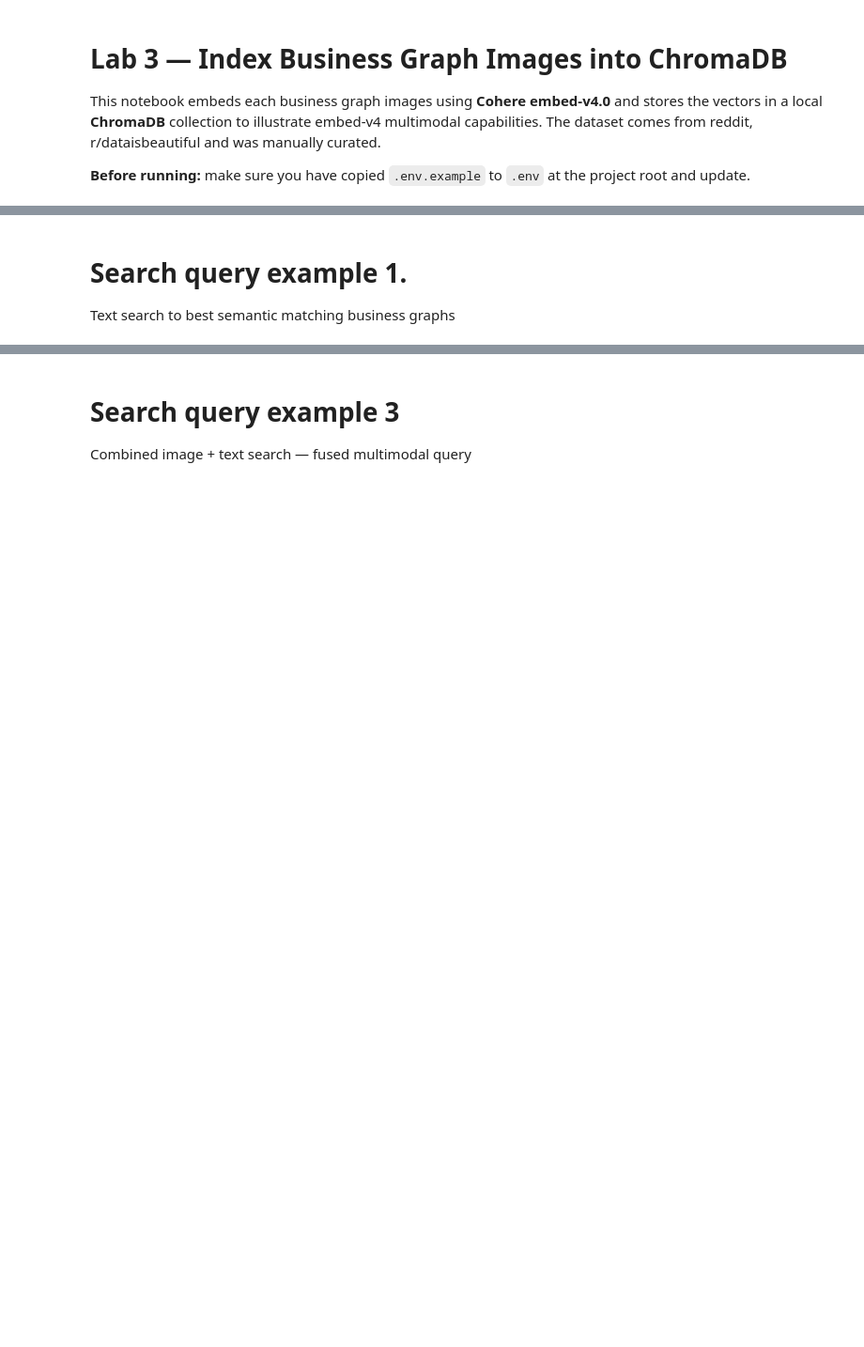
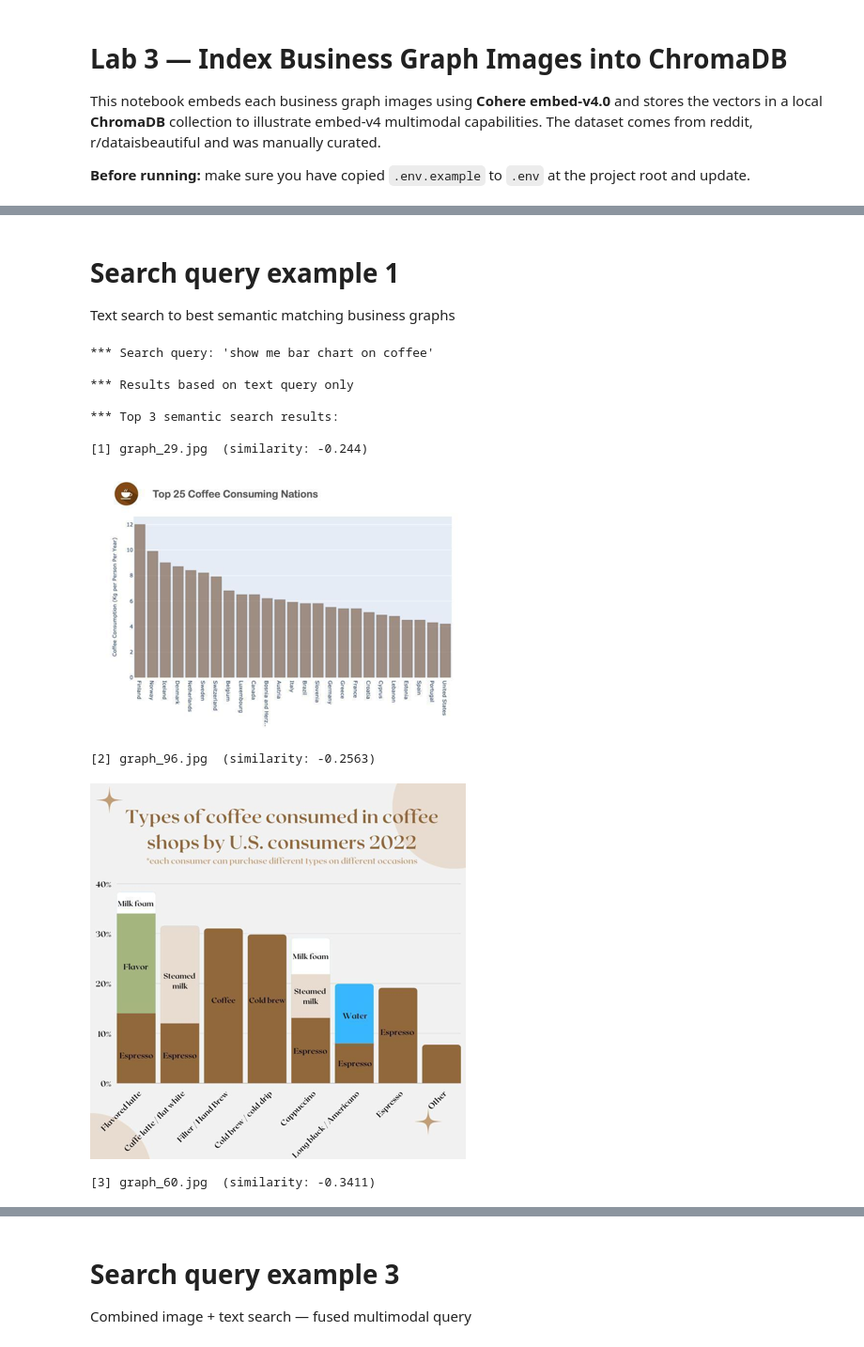
Before and after one commit to cohere-ai/cohere-azure-workshops, a Jupyter notebook: lab-3-embed-business-graphs/lab-3-embed.ipynb, the cells around one changed output, grey strips where cells are left out. Shown at 94% size. Cells and saved outputs as stored; diff of their text form; code cells hidden in the pictures; blank space fills up the shorter version.

```diff
--- a/lab-3-embed-business-graphs/lab-3-embed.ipynb
+++ b/lab-3-embed-business-graphs/lab-3-embed.ipynb
@@ -122,5 +152,5 @@ for doc_id, doc, meta in zip(sample["ids"], sample["documents"], sample["metadat
 # %% [markdown]
-# Search query example 1.
+# Search query example 1
 Text search to best semantic matching business graphs
 # %%
 import os
@@ -133,7 +163,10 @@ from PIL import Image
 load_dotenv(dotenv_path='../.env', override=True)
 
 chromadb_path = os.environ['CHROMA_DB_PATH']
-chroma_client = chromadb.PersistentClient(path=chromadb_path)
+chroma_client = chromadb.PersistentClient(
+    path=chromadb_path,
+    settings=chromadb.Settings(allow_reset=True)
+)
 collection_name = 'Business_Graphs'
 collection = chroma_client.get_collection(name=collection_name)
 MODEL = os.environ['EMBED_MODEL']
@@ -212,30 +245,42 @@ def search(query: str = None, image_path: str = None, top_k: int = 5):
 
     results = collection.query(
         query_embeddings=[query_embedding],
         n_results=top_k,
         include=['metadatas', 'distances']
     )
 
     matches = []
     for metadata, distance in zip(results['metadatas'][0], results['distances'][0]):
         matches.append({
             'filename': metadata['filename'],
             'similarity': round(1 - distance, 4),
             'filepath': os.path.join(images_folder, metadata['filename'])
         })
     return matches
 
 # --- Try a search query ---
 query = "show me bar chart on coffee"
 top_k = 3
 
 print(f"*** Search query: '{query}'\n")
 
 matches = search(query, top_k=top_k)
 print(f"*** Top {top_k} semantic search results:\n")
 for i, match in enumerate(matches):
     print(f"[{i+1}] {match['filename']}  (similarity: {match['similarity']})")
     img = Image.open(match['filepath'])
     img.thumbnail((400, 400))
     display(img)
     print()
+# %% [output]
+*** Search query: 'show me bar chart on coffee'
+
+*** Results based on text query only
+
+*** Top 3 semantic search results:
+
+[1] graph_29.jpg  (similarity: -0.244)
+[figure, added]
+[2] graph_96.jpg  (similarity: -0.2563)
+[figure, added]
+[3] graph_60.jpg  (similarity: -0.3411)
```
Also changed, not shown: parts of 7 cells of this notebook, 19 other files.
